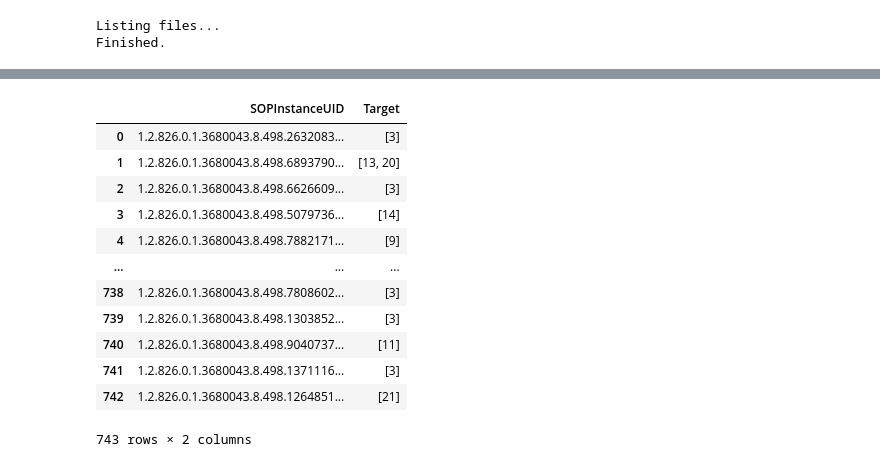
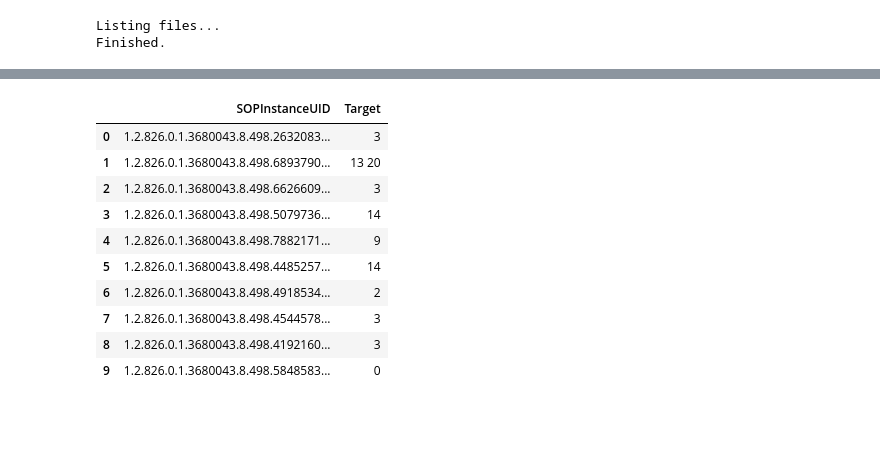
Before and after one commit to Lawreros/x-ray_classification, a Jupyter notebook: unifesp-x-ray-classification.ipynb, the cells around one changed output, grey strips where cells are left out. Drawn from its saved outputs; the diff is of its cells as text; code cells hidden in the pictures; blank space fills up the shorter version.

```diff
--- a/unifesp-x-ray-classification.ipynb
+++ b/unifesp-x-ray-classification.ipynb
@@ -541,7 +541,7 @@ Listing files...
 Finished.
 # %%
 epoch = 0
-max_epoch_number = 20
+max_epoch_number = 14
 iteration = 0
 test_freq = 60 #how often to print status reports
 
@@ -654,19 +674,19 @@ Finished.
+# %%
+results['Target'] = results['Target'].astype(str).str.strip('[|]')
 # %%
 submission_df = results[['SOPInstanceUID','Target']]
 submission_df.to_csv('submission.csv',header=True, index=False)
 # %%
-submission_df
+submission_df.head(10)
 # %% [output]
 |  | SOPInstanceUID | Target |
-| 0 | 1.2.826.0.1.3680043.8.498.2632083... | [3] |
-| 1 | 1.2.826.0.1.3680043.8.498.6893790... | [13, 20] |
-| 2 | 1.2.826.0.1.3680043.8.498.6626609... | [3] |
-| 3 | 1.2.826.0.1.3680043.8.498.5079736... | [14] |
-| 4 | 1.2.826.0.1.3680043.8.498.7882171... | [9] |
-| ... | ... | ... |
-| 738 | 1.2.826.0.1.3680043.8.498.7808602... | [3] |
-| 739 | 1.2.826.0.1.3680043.8.498.1303852... | [3] |
-| 740 | 1.2.826.0.1.3680043.8.498.9040737... | [11] |
-| 741 | 1.2.826.0.1.3680043.8.498.1371116... | [3] |
-| 742 | 1.2.826.0.1.3680043.8.498.1264851... | [21] |
+| 0 | 1.2.826.0.1.3680043.8.498.2632083... | 3 |
+| 1 | 1.2.826.0.1.3680043.8.498.6893790... | 13 20 |
+| 2 | 1.2.826.0.1.3680043.8.498.6626609... | 3 |
+| 3 | 1.2.826.0.1.3680043.8.498.5079736... | 14 |
+| 4 | 1.2.826.0.1.3680043.8.498.7882171... | 9 |
+| 5 | 1.2.826.0.1.3680043.8.498.4485257... | 14 |
+| 6 | 1.2.826.0.1.3680043.8.498.4918534... | 2 |
+| 7 | 1.2.826.0.1.3680043.8.498.4544578... | 3 |
+| 8 | 1.2.826.0.1.3680043.8.498.4192160... | 3 |
+| 9 | 1.2.826.0.1.3680043.8.498.5848583... | 0 |
-743 rows × 2 columns
```
Also changed, not shown: parts of 5 cells of this notebook.
